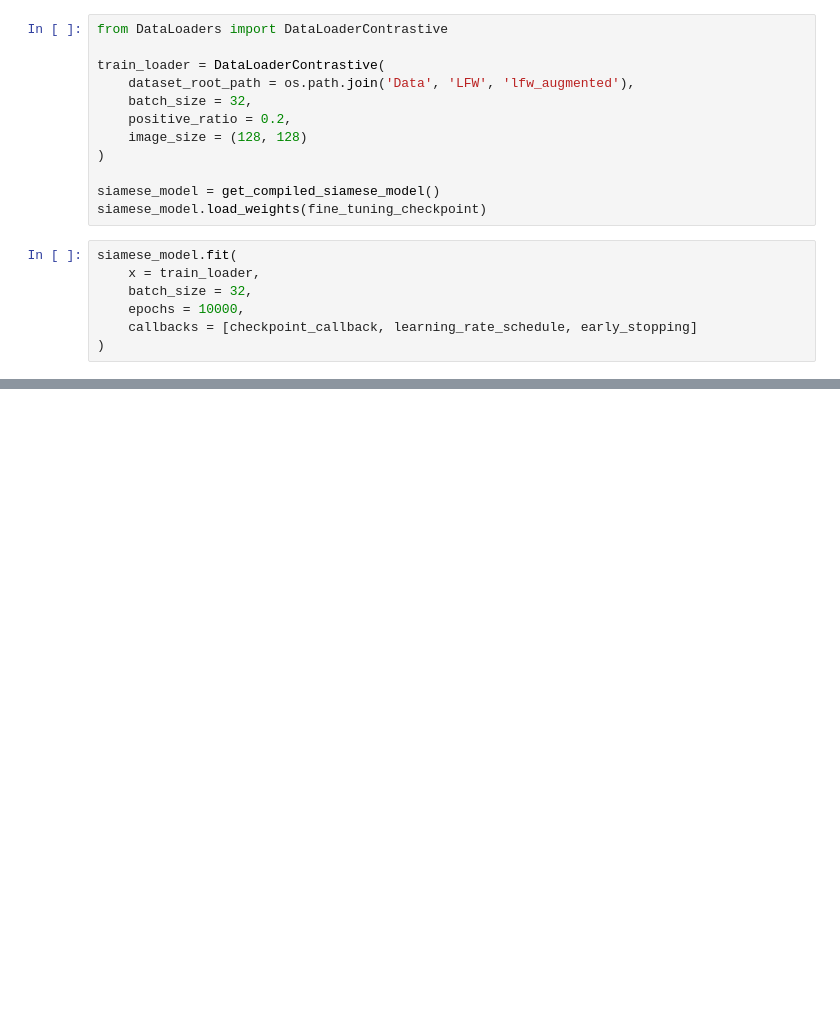
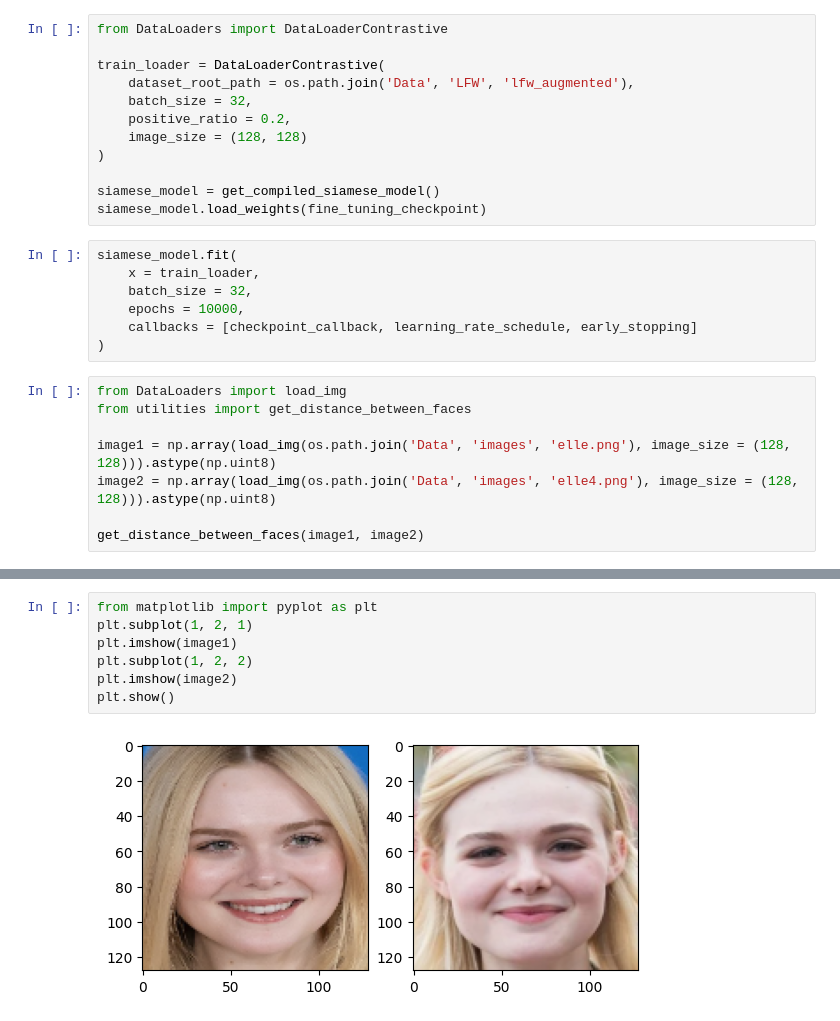
Before and after one commit to AliMustafa731/The-Optimizers-Squad, a Jupyter notebook: fine tuning.ipynb, the cells around one changed output, grey strips where cells are left out. Saved outputs shown, nothing was run; the diff lists cells and outputs as text; blank space fills up the shorter version.

```diff
--- a/fine tuning.ipynb
+++ b/fine tuning.ipynb
@@ -235,3 +233,11 @@ siamese_model.fit(
     epochs = 10000,
     callbacks = [checkpoint_callback, learning_rate_schedule, early_stopping]
 )
+# %%
+from DataLoaders import load_img
+from utilities import get_distance_between_faces
+
+image1 = np.array(load_img(os.path.join('Data', 'images', 'elle.png'), image_size = (128, 128))).astype(np.uint8)
+image2 = np.array(load_img(os.path.join('Data', 'images', 'elle4.png'), image_size = (128, 128))).astype(np.uint8)
+
+get_distance_between_faces(image1, image2)
@@ -237,0 +247,9 @@ siamese_model.fit(
+# %%
+from matplotlib import pyplot as plt
+plt.subplot(1, 2, 1)
+plt.imshow(image1)
+plt.subplot(1, 2, 2)
+plt.imshow(image2)
+plt.show()
+# %% [output]
+[figure, added]
```
Also changed, not shown: parts of 3 cells of this notebook.
